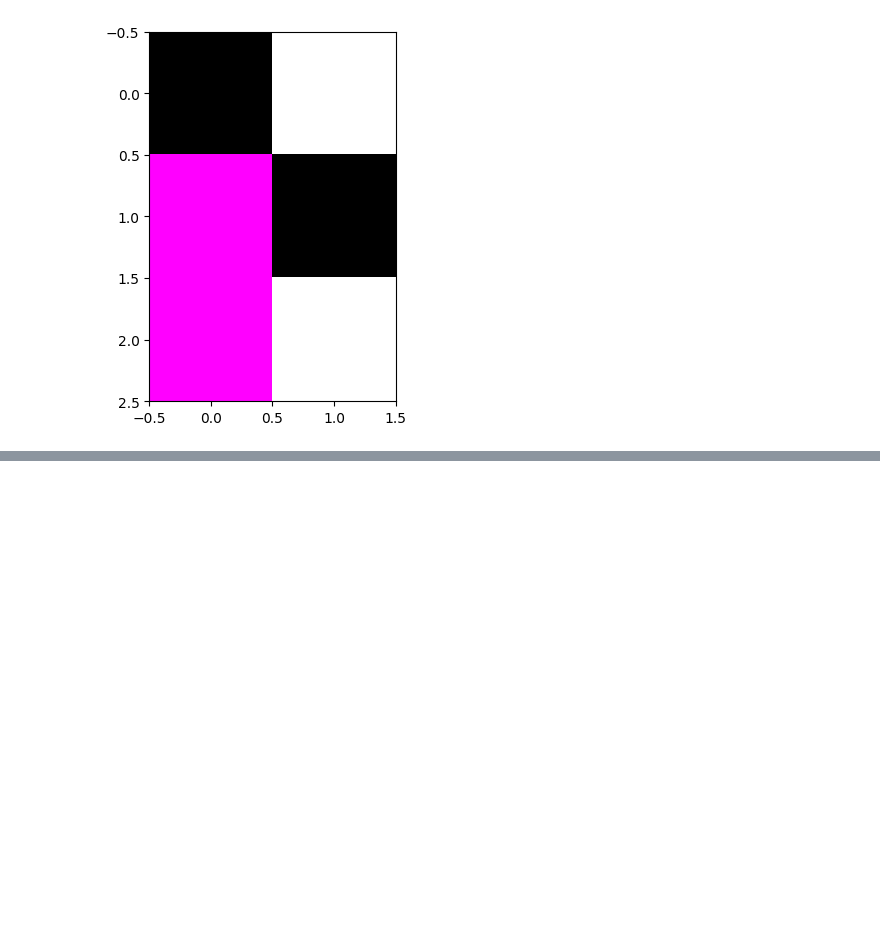
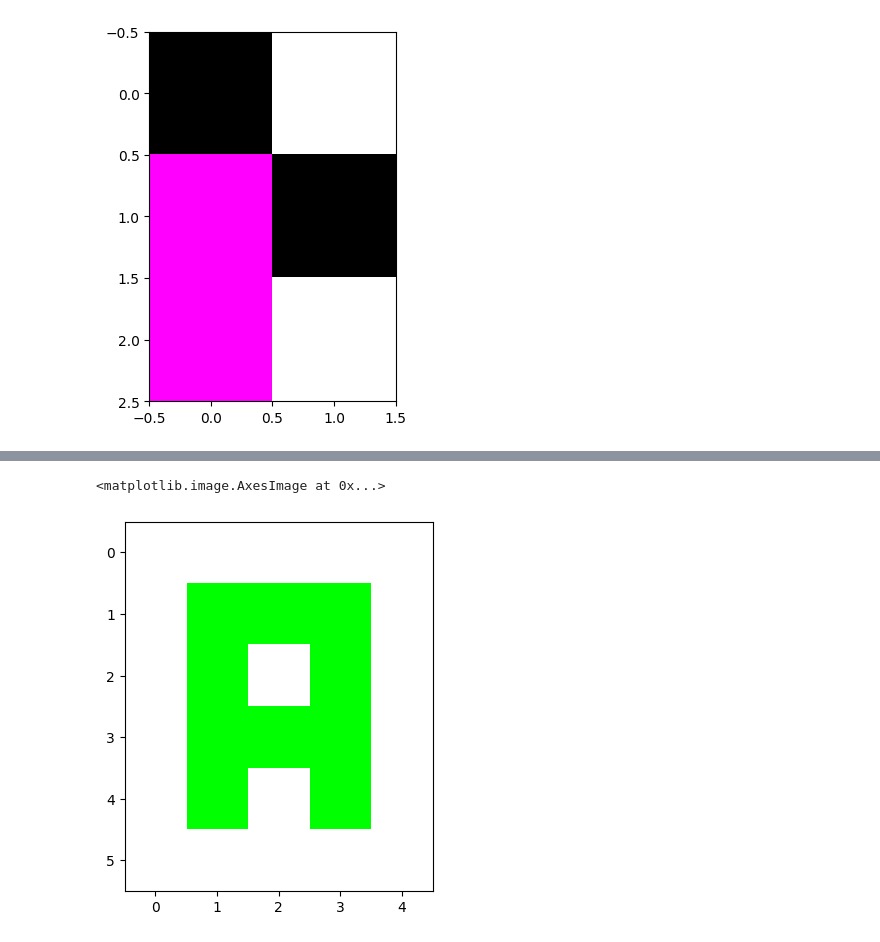
Before and after one commit to vc-2026-ii/ambientes-virtuales-JoseFRuiz, a Jupyter notebook: ejercicio.ipynb, the cells around one changed output, grey strips where cells are left out. Saved outputs shown, nothing was run; the diff lists cells and outputs as text; code cells hidden in the pictures; blank space fills up the shorter version.

```diff
--- a/ejercicio.ipynb
+++ b/ejercicio.ipynb
@@ -247,0 +266,24 @@ plt.imshow(c)
+# %%
+imgr = np.array([[255, 255, 255, 255, 255],
+                 [255, 0, 0, 0, 255],
+                 [255, 0, 255, 0, 255],
+                 [255, 0, 0, 0, 255],
+                 [255, 0, 255, 0, 255],
+                 [255, 255, 255, 255, 255]])
+
+imgg = np.array([[255, 255, 255, 255, 255],
+                 [255, 255, 255, 255, 255],
+                 [255, 255, 255, 255, 255],
+                 [255, 255, 255, 255, 255],
+                 [255, 255, 255, 255, 255],
+                 [255, 255, 255, 255, 255]])
+
+imgb = np.array([[255, 255, 255, 255, 255],
+                 [255, 0, 0, 0, 255],
+                 [255, 0, 255, 0, 255],
+                 [255, 0, 0, 0, 255],
+                 [255, 0, 255, 0, 255],
+                 [255, 255, 255, 255, 255]])
+
+
+imgs = np.stack([imgr, imgg, imgb], axis=2)
@@ -247,0 +294,6 @@ plt.imshow(c)
+# %%
+plt.figure()
+plt.imshow(imgs)
+# %% [output]
+<matplotlib.image.AxesImage at 0x...>
+[figure, added]
```
Also changed, not shown: parts of 15 cells of this notebook, 1 other file.
